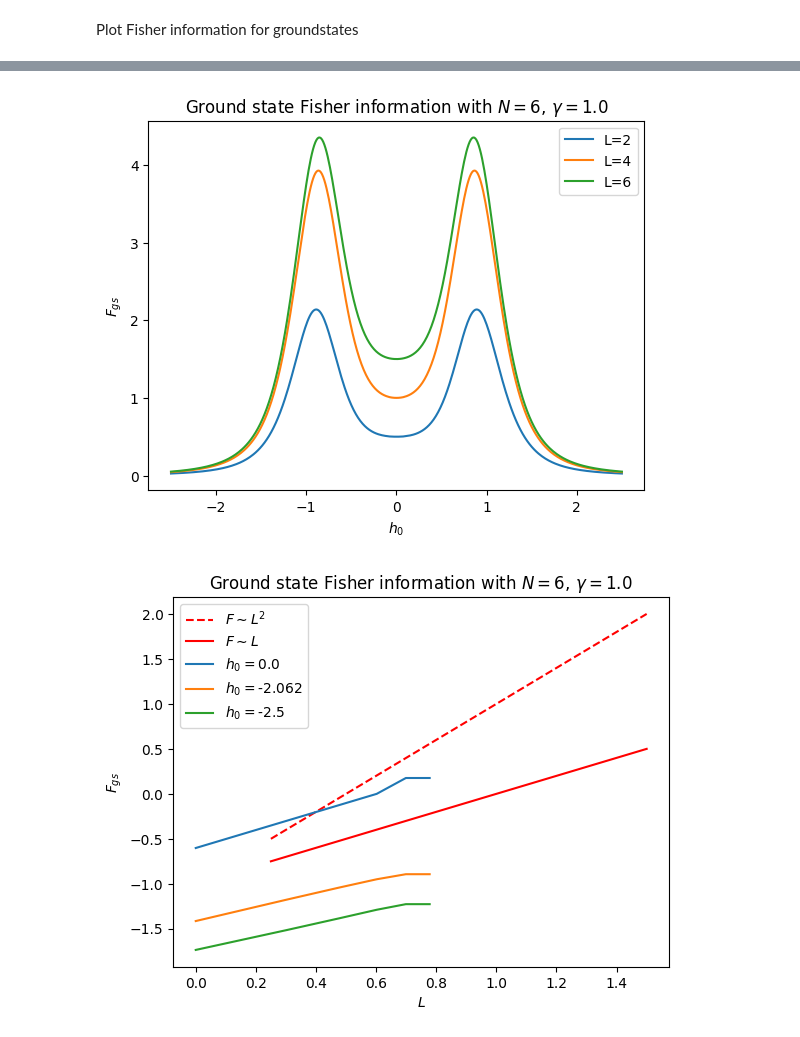
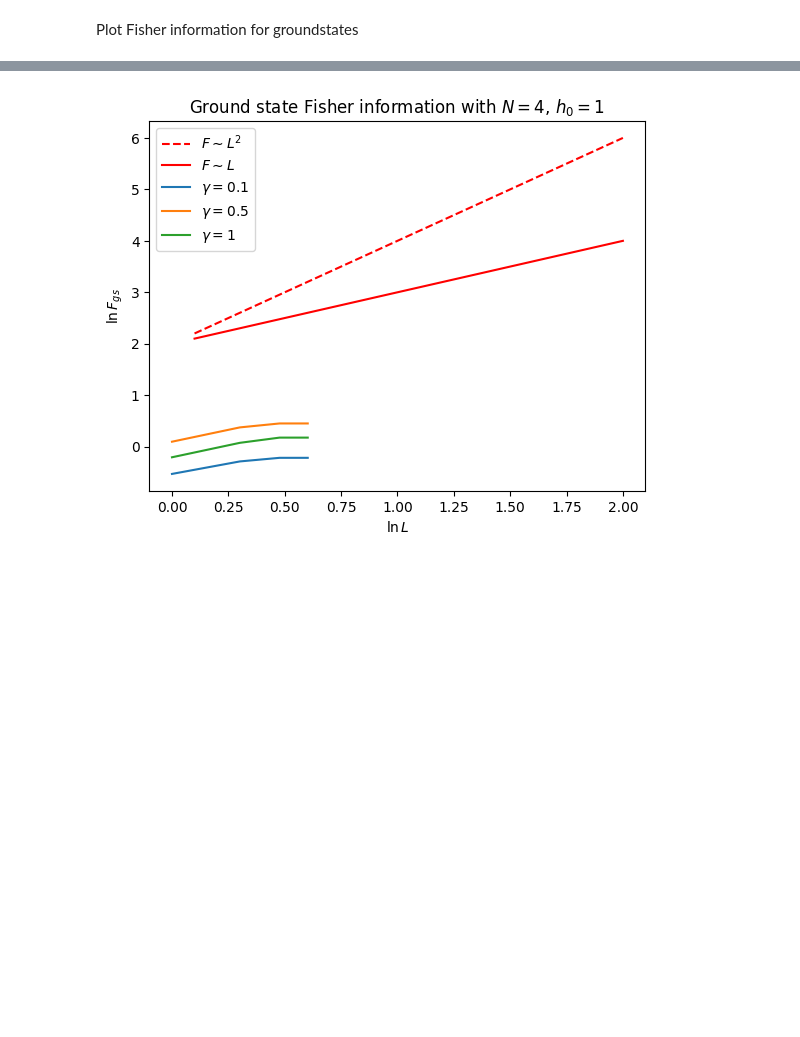
Before and after one commit to SamuelEwanBegg/XY_sensing, a Jupyter notebook: XY_ground_state.ipynb, the cells around one changed output, grey strips where cells are left out. Drawn from its saved outputs; the diff is of its cells as text; code cells hidden in the pictures; blank space fills up the shorter version.

```diff
--- a/XY_ground_state.ipynb
+++ b/XY_ground_state.ipynb
@@ -76,7 +89,21 @@ subsystem [1 2 3 4 5 6]
 #Want to see scaling for some different gamma values too
 gmat = [0.1,0.5,1]
 
-FishermatGamma = Parallel(n_jobs=num_cores)(delayed(methods.Fisher_Groundstate)(J, gmat[gg], 1.0, h1, sites, sub_system_range, tol, shift, derivative_estimator, boundary_conditions) for gg in range(0,np.size(gmat)))
+output = Parallel(n_jobs=num_cores)(delayed(methods.Fisher_Groundstate)(J, gmat[gg], 1.0, h1, sites, sub_system_range, tol, shift, derivative_estimator, boundary_conditions) for gg in range(0,np.size(gmat)))
 
-FishermatGamma= np.asarray(FishermatGamma)
+Fisher_mat = []
+
+particle_numberG = []
+
+for kk in range(0,np.size(gmat)):
+
+    data = output[kk]
+
+    Fisher_mat = Fisher_mat + [data[0]]
+
+    particle_numberG = particle_numberG + [data[1]]
+
+FishermatGamma= np.asarray(Fisher_mat)
+
+particle_numberG = np.asarray(particle_numberG)
 # %% [output]
@@ -98,42 +133,56 @@ if save_results == 'save':
     np.save('gmat.npy',gmat)
     np.save('Fisher_mat_Gamma.npy',FishermatGamma)
     np.save('h0mat.npy',h0mat)
-    np.save('Fisher_mat.npy',Fishermat)
+    #np.save('Fisher_mat.npy',Fishermat)
     np.save('subsystem.npy',sub_system_range)
 
 import matplotlib.pyplot as plt
 
-for ss in range(1,np.size(sub_system_range),2):
+# for ss in range(1,np.size(sub_system_range),2):
 
-    plt.plot(h0mat,Fishermat[:,ss],label = 'L=' + str(sub_system_range[ss]))
+#     plt.plot(h0mat,Fishermat[:,ss],label = 'L=' + str(sub_system_range[ss]))
 
-plt.ylabel(r'$F_{gs}$')
-plt.xlabel(r'$h_0$')
-plt.title('Ground state Fisher information with $N = $' + str(sites) + ', $\gamma=$' + str(gamma))
-plt.legend()
-plt.show()
+# plt.ylabel(r'$F_{gs}$')
+# plt.xlabel(r'$h_0$')
+# plt.title('Ground state Fisher information with $N = $' + str(sites) + ', $\gamma=$' + str(gamma))
+# plt.legend()
+# plt.show()
 
-x = np.linspace(0.25,1.5,1000)
-plt.plot(x,2*x-1,'--r',label = r'$F \sim L^{2}$')
-plt.plot(x,x-1,'-r',label = r'$F \sim L$')
-plt.plot(np.log10(sub_system_range),np.log10(Fishermat[int(np.size(h0mat)/2),:]),label = r'$h_0=$' + str(np.round(h0mat[int(np.size(h0mat)/2)],3)))
-plt.plot(np.log10(sub_system_range),np.log10(Fishermat[35,:]),label = r'$h_0=$' + str(np.round(h0mat[35],3)))
-plt.plot(np.log10(sub_system_range),np.log10(Fishermat[7,:]),label = r'$h_0=$' + str(np.round(h0mat[0],3)))
-plt.xlabel(r'$L$')
-plt.ylabel(r'$F_{gs}$')
-plt.title('Ground state Fisher information with $N = $' + str(sites) + ', $\gamma=$' + str(gamma))
-plt.legend()
-plt.show()
+# x = np.linspace(0.25,1.5,1000)
+# plt.plot(x,2*x-1,'--r',label = r'$F \sim L^{2}$')
+# plt.plot(x,x-1,'-r',label = r'$F \sim L$')
+# plt.plot(np.log10(sub_system_range),np.log10(Fishermat[int(np.size(h0mat)/2),:]),label = r'$h_0=$' + str(np.round(h0mat[int(np.size(h0mat)/2)],3)))
+# plt.plot(np.log10(sub_system_range),np.log10(Fishermat[35,:]),label = r'$h_0=$' + str(np.round(h0mat[35],3)))
+# plt.plot(np.log10(sub_system_range),np.log10(Fishermat[7,:]),label = r'$h_0=$' + str(np.round(h0mat[0],3)))
+# plt.xlabel(r'$L$')
+# plt.ylabel(r'$F_{gs}$')
+# plt.title('Ground state Fisher information with $N = $' + str(sites) + ', $\gamma=$' + str(gamma))
+# plt.legend()
+# plt.show()
 
-x = np.linspace(0.25,1.5,1000)
+x = np.linspace(0.1,2.0,1000)
 plt.plot(x,2*x+2,'--r',label = r'$F \sim L^{2}$')
 plt.plot(x,x+2,'-r',label = r'$F \sim L$')
+
 plt.plot(np.log10(sub_system_range),np.log10(FishermatGamma[0,:]),label = r'$\gamma=$' + str(np.round(gmat[0],3)))
+
+a0, a1 = np.polyfit(np.log10(sub_system_range),np.log10(FishermatGamma[0,:]),1)
+#plt.plot(x,a0*x+a1,'--k')
+print(a0)
+a0, a1 = np.polyfit(np.log10(sub_system_range),np.log10(FishermatGamma[1,:]),1)
+#plt.plot(x,a0*x+a1,'--k')
+print(a0)
+a0, a1 = np.polyfit(np.log10(sub_system_range),np.log10(FishermatGamma[2,:]),1)
+#plt.plot(x,a0*x+a1,'--k')
+print(a0)
+
+
+
 plt.plot(np.log10(sub_system_range),np.log10(FishermatGamma[1,:]),label = r'$\gamma=$' + str(np.round(gmat[1],3)))
 plt.plot(np.log10(sub_system_range),np.log10(FishermatGamma[2,:]),label = r'$\gamma=$' + str(np.round(gmat[2],3)))
 plt.title('Ground state Fisher information with $N = $' + str(sites) + ', $h_0=1$')
-plt.xlabel(r'$L$')
-plt.ylabel(r'$F_{gs}$')
+plt.xlabel(r'$\ln L$')
+plt.ylabel(r'$\ln F_{gs}$')
 plt.legend()
 plt.show()
 # %% [output]
@@ -140,2 +192 @@ plt.show()
-[figure, old version]
+[figure, new version]
-[figure, removed]
```
Also changed, not shown: parts of 5 cells of this notebook, 5 other files.
